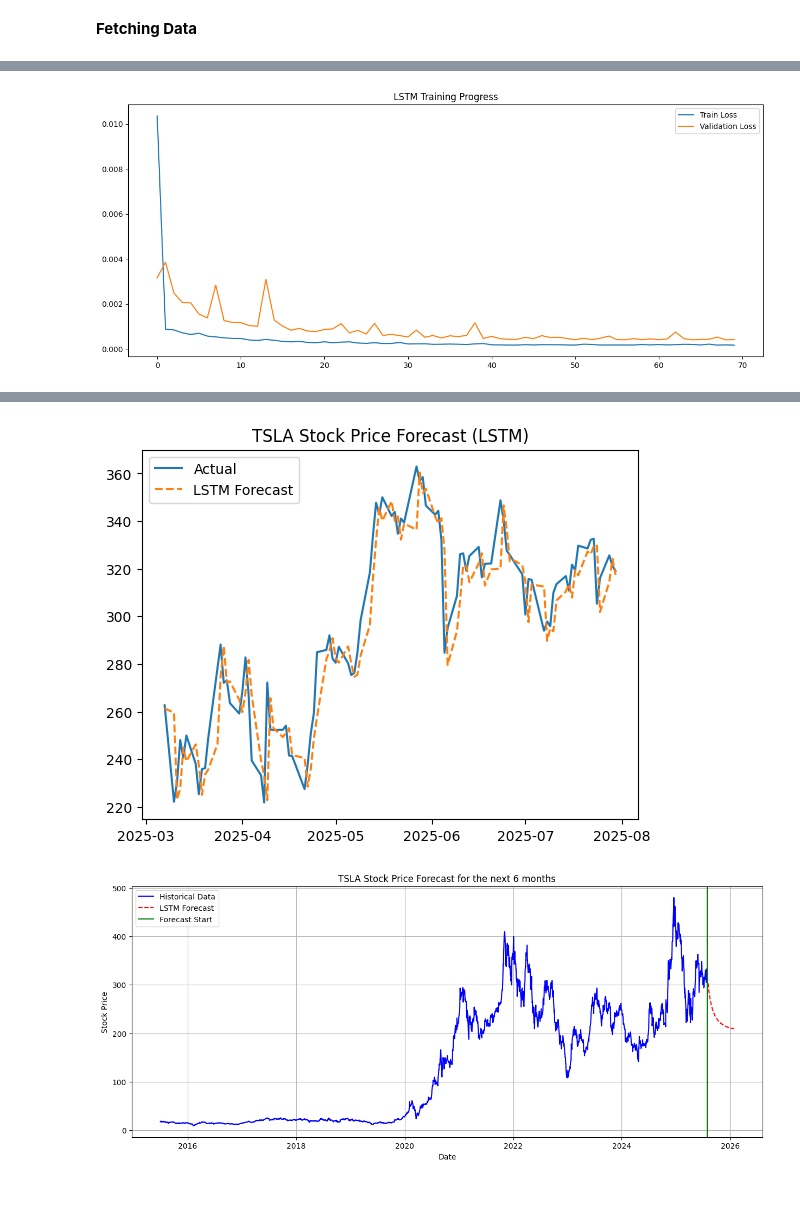
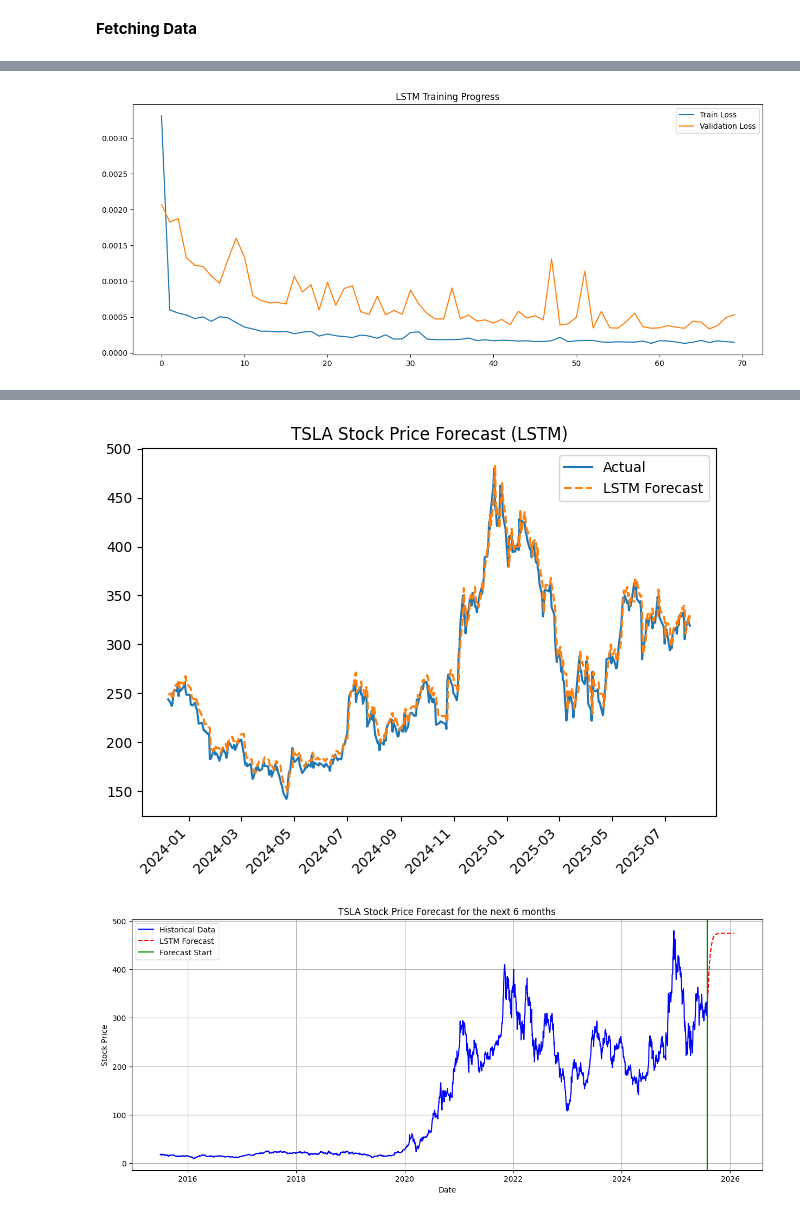
Before and after one commit to hinsenedinka/GMF-Investments-Portfolio-Management-with-Time-Series-Analysis, a Jupyter notebook: notebook/Time Series Forecasting and Portfolio Optimization.ipynb, the cells around one changed output, grey strips where cells are left out. Saved outputs shown, nothing was run; the diff lists cells and outputs as text; code cells hidden in the pictures.

```diff
--- a/notebook/Time Series Forecasting and Portfolio Optimization.ipynb
+++ b/notebook/Time Series Forecasting and Portfolio Optimization.ipynb
@@ -245,8 +245,8 @@ def create_sequences(dat,window=60):
     return np.array(X), np.array(y)
 
 X ,y = create_sequences(scaled)
-X_train ,X_test = X[:-100] , X[-100:]
-y_train, y_test = y[:-100] , y[-100:]
+X_train ,X_test = X[:-410] , X[-410:]
+y_train, y_test = y[:-410] , y[-410:]
 
 # Build LSTM model
 model = tf.keras.Sequential([
@@ -269,17 +269,19 @@ plt.title('LSTM Training Progress')
 plt.legend()
 plt.show()
 # %% [output]
-[figure, old version]
+[figure, new version]
 # %%
 # Predict
 lstm_forecast = model.predict(X_test)
 lstm_forecast = scaler.inverse_transform(lstm_forecast).flatten()
 
 # Plot LSTM results
-plt.Figure(figsize=(15,6))
-plt.plot(data_close['TSLA'].index[-100:], data_close['TSLA'][-100:], label='Actual')
-plt.plot(data_close['TSLA'].index[-100:], lstm_forecast, label='LSTM Forecast', linestyle='--')
+plt.Figure(figsize=(15,15))
+plt.plot(data_close['TSLA'].index[-410:], data_close['TSLA'][-410:], label='Actual')
+plt.plot(data_close['TSLA'].index[-410:], lstm_forecast, label='LSTM Forecast', linestyle='--')
 plt.title('TSLA Stock Price Forecast (LSTM)')
 plt.legend()
+plt.xticks(rotation=45, ha='right')
+plt.tight_layout()
 plt.show()
 # %% [output]
@@ -287,9 +289,10 @@ plt.show()
-[figure, old version]
+[figure, new version]
 # %%
+
 last_60_days = scaled[-100:]
 # Reshape to the required 3D format: (1, window_size, 1)
 initial_input = np.reshape(last_60_days, (1, 100, 1))
-
+# 'scaler' is the MinMaxScaler used for the data
 forecast_steps = 180 # For a 6-month forecast
 forecast_list = []
 current_input = initial_input.copy()
@@ -297,10 +300,8 @@ current_input = initial_input.copy()
 for _ in range(forecast_steps):
     # Predict the next time step
     next_step_scaled = model.predict(current_input, verbose=0)
-
     # Store the raw scaled prediction
     forecast_list.append(next_step_scaled[0, 0])
-
     # Update the input sequence by adding the new prediction
     # and removing the oldest value
     current_input = np.append(current_input[:, 1:, :], next_step_scaled.reshape(1, 1, 1), axis=1)
@@ -309,7 +310,6 @@ for _ in range(forecast_steps):
 lstm_forecast_scaled = np.array(forecast_list).reshape(-1, 1)
 # Inverse transform the entire forecast to get actual prices
 lstm_forecast = scaler.inverse_transform(lstm_forecast_scaled)
-
 last_date = data_close.index[-1]
 future_dates = pd.date_range(start=last_date, periods=forecast_steps + 1)[1:]
 
@@ -326,4 +326,4 @@ plt.legend()
 plt.grid(True)
 plt.show()
 # %% [output]
-[figure, old version]
+[figure, new version]
```
Also changed, not shown: parts of 7 cells of this notebook.
